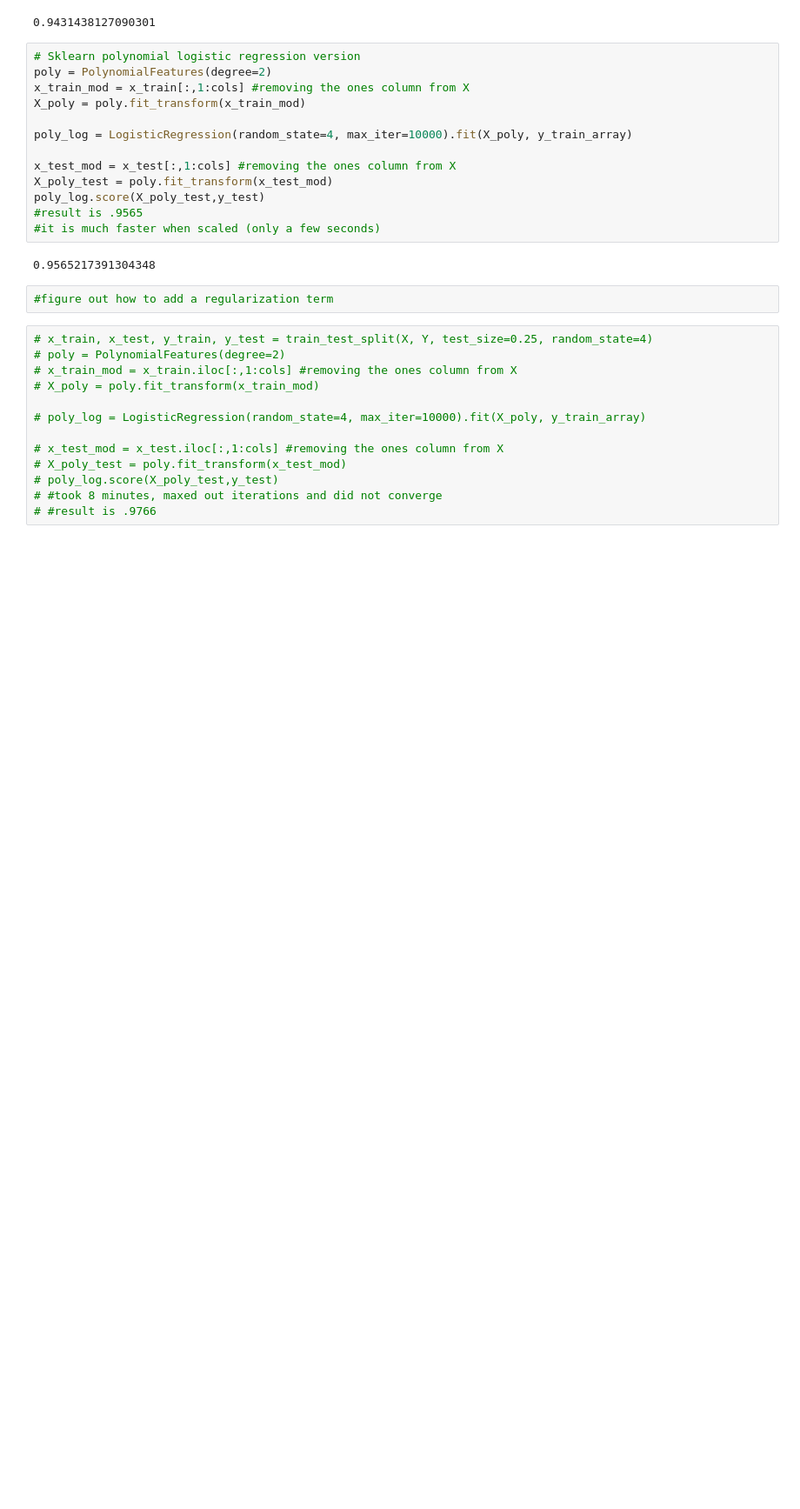
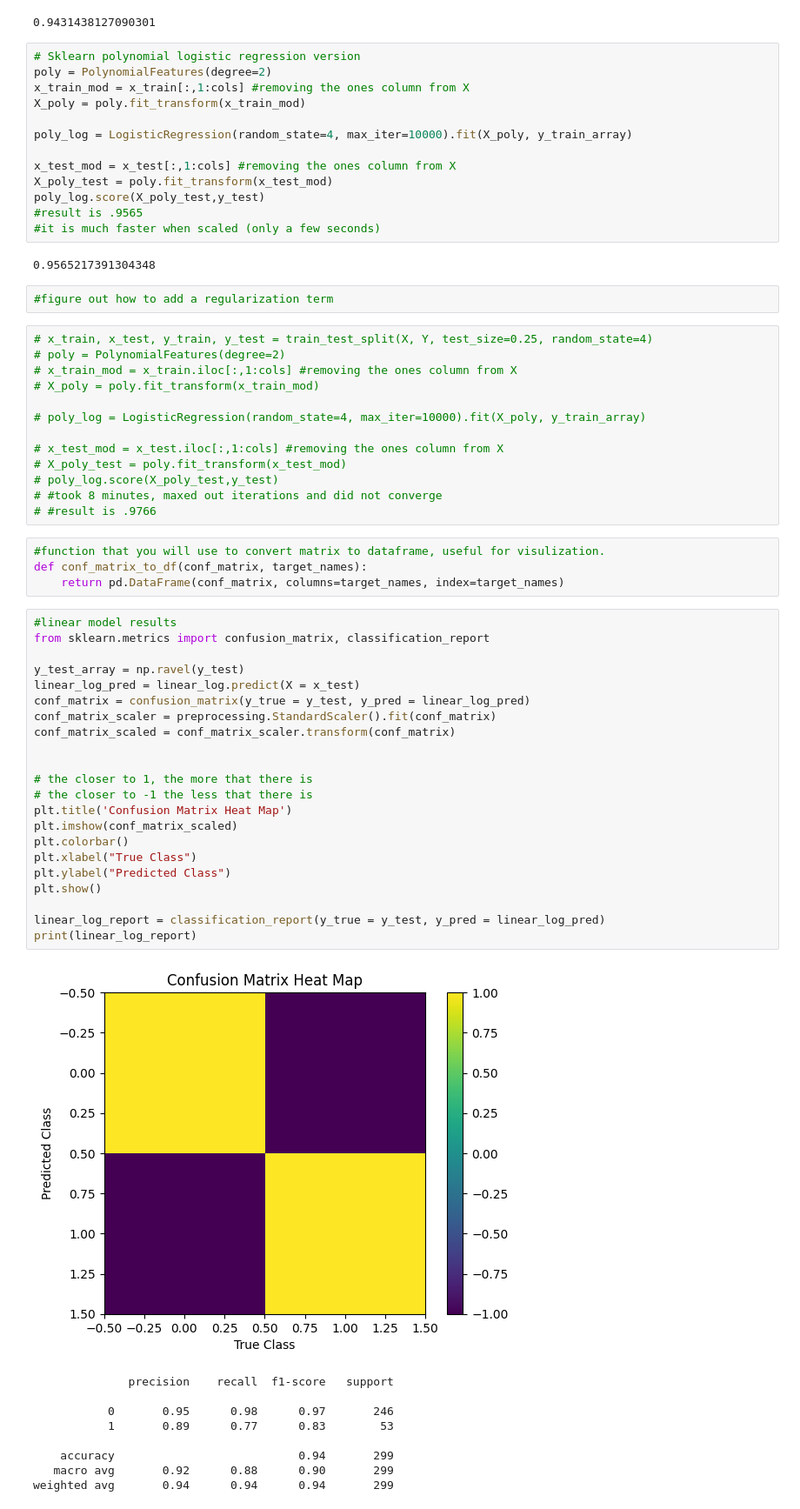
Before and after one commit to iansargent/CS3540-Final-Project, a Jupyter notebook: LogisticRegression.ipynb, the cells around one changed output. Shown: that part at 87% size. Cells and saved outputs as stored; diff of their text form; blank space fills up the shorter version.

```diff
--- a/LogisticRegression.ipynb
+++ b/LogisticRegression.ipynb
@@ -127,3 +127,39 @@ poly_log.score(X_poly_test,y_test)
 # poly_log.score(X_poly_test,y_test)
 # #took 8 minutes, maxed out iterations and did not converge
 # #result is .9766
+# %%
+#function that you will use to convert matrix to dataframe, useful for visulization.
+def conf_matrix_to_df(conf_matrix, target_names):
+    return pd.DataFrame(conf_matrix, columns=target_names, index=target_names)
+# %%
+#linear model results
+from sklearn.metrics import confusion_matrix, classification_report
+
+y_test_array = np.ravel(y_test)
+linear_log_pred = linear_log.predict(X = x_test)
+conf_matrix = confusion_matrix(y_true = y_test, y_pred = linear_log_pred)
+conf_matrix_scaler = preprocessing.StandardScaler().fit(conf_matrix)
+conf_matrix_scaled = conf_matrix_scaler.transform(conf_matrix)
+
+
+# the closer to 1, the more that there is
+# the closer to -1 the less that there is
+plt.title('Confusion Matrix Heat Map')
+plt.imshow(conf_matrix_scaled)
+plt.colorbar()
+plt.xlabel("True Class")
+plt.ylabel("Predicted Class")
+plt.show()
+
+linear_log_report = classification_report(y_true = y_test, y_pred = linear_log_pred)
+print(linear_log_report)
+# %% [output]
+[figure, added]
+              precision    recall  f1-score   support
+
+           0       0.95      0.98      0.97       246
+           1       0.89      0.77      0.83        53
+
+    accuracy                           0.94       299
+   macro avg       0.92      0.88      0.90       299
+weighted avg       0.94      0.94      0.94       299
```
Also changed, not shown: parts of 1 cell of this notebook.
